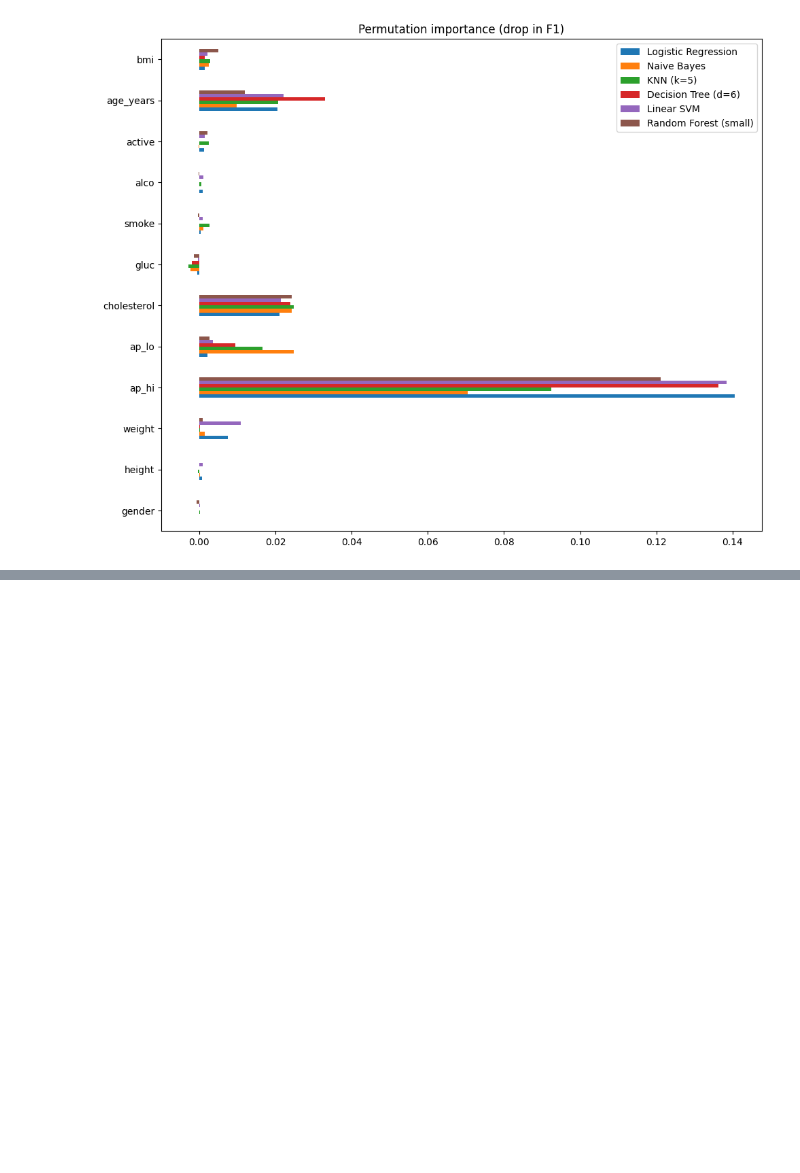
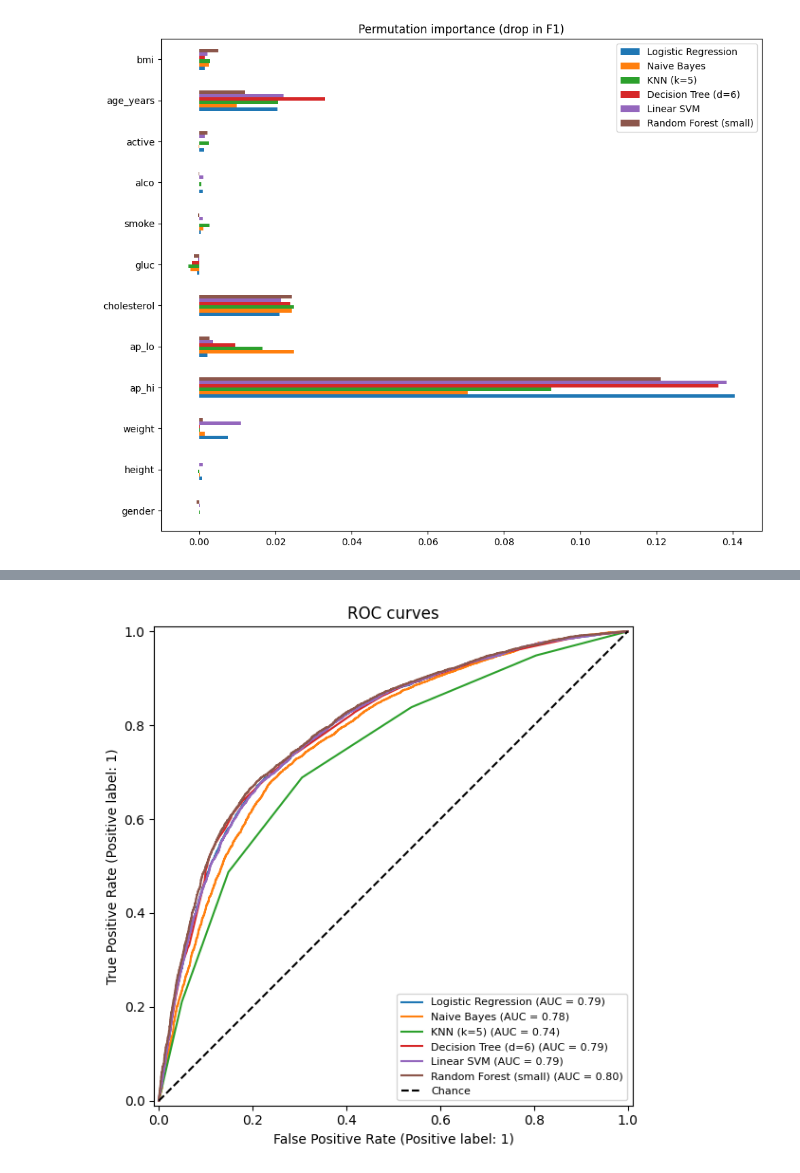
Before and after one commit to Homnath123/Lightweight-ML-Healthcare-AI-IoT, a Jupyter notebook: MachineLearning_Predictions.ipynb, the cells around one changed output, grey strips where cells are left out. Drawn from its saved outputs; the diff is of its cells as text; code cells hidden in the pictures; blank space fills up the shorter version.

```diff
--- a/MachineLearning_Predictions.ipynb
+++ b/MachineLearning_Predictions.ipynb
@@ -343,0 +383,20 @@ plt.show()
+# %%
+# -----------------------------------------------------------------------------
+# STEP 11: ROC CURVES (HOLD-OUT SET)
+# Plots true-positive rate against false-positive rate for every model on one
+# axis. A curve closer to the top-left corner means better discrimination.
+# The legend shows each model's AUC.
+# -----------------------------------------------------------------------------
+from sklearn.metrics import RocCurveDisplay
+
+fig, ax = plt.subplots(figsize=(7, 6))
+for name, m in models.items():
+    RocCurveDisplay.from_estimator(m, X_test, y_test, name=name, ax=ax)
+ax.plot([0, 1], [0, 1], "k--", label="Chance")
+ax.set_title("ROC curves")
+ax.legend(loc="lower right", fontsize=8)
+plt.tight_layout()
+plt.savefig("roc_curves.png", dpi=300)
+plt.show()
+# %% [output]
+[figure, added]
```
Also changed, not shown: parts of 4 cells of this notebook.
